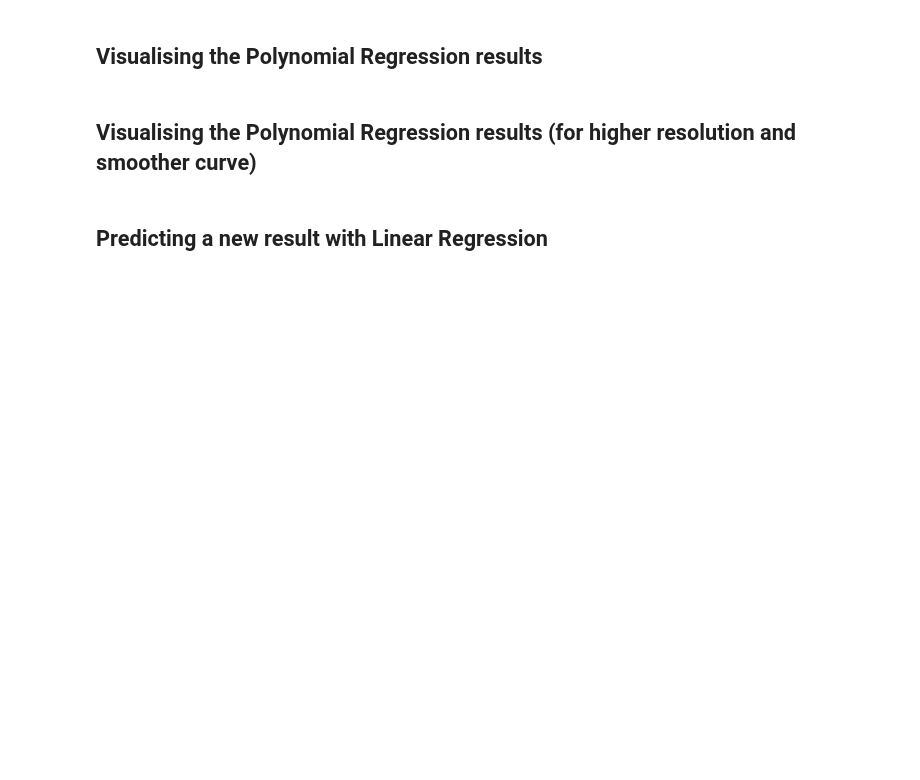
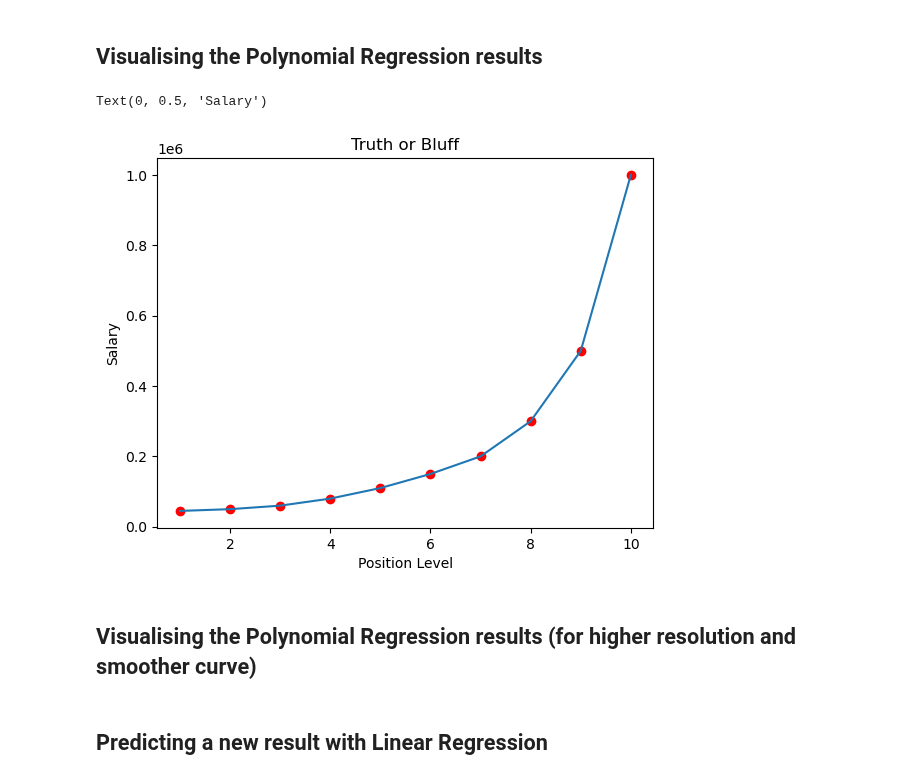
Before and after one commit to addytrunks/machine-learning, a Jupyter notebook: Part4_Poly_Regression/polynomial_regression.ipynb, the cells around one changed output. Cells and saved outputs as stored; diff of their text form; code cells hidden in the pictures; blank space fills up the shorter version.

```diff
--- a/Part4_Poly_Regression/polynomial_regression.ipynb
+++ b/Part4_Poly_Regression/polynomial_regression.ipynb
@@ -40,5 +57,18 @@ lin_reg_2.fit(X_poly,Y)
 # %% [markdown]
 ## Visualising the Polynomial Regression results
+# %%
+#Original Values
+plt.scatter(X,y,color="red")
+
+# Predicted Values
+plt.plot(X,lin_reg_2.predict(X_poly))
+
+plt.title('Truth or Bluff')
+plt.xlabel('Position Level')
+plt.ylabel('Salary')
+# %% [output]
+Text(0, 0.5, 'Salary')
+[figure, added]
 # %% [markdown]
 ## Visualising the Polynomial Regression results (for higher resolution and smoother curve)
 # %% [markdown]
```
Also changed, not shown: parts of 2 cells of this notebook.
